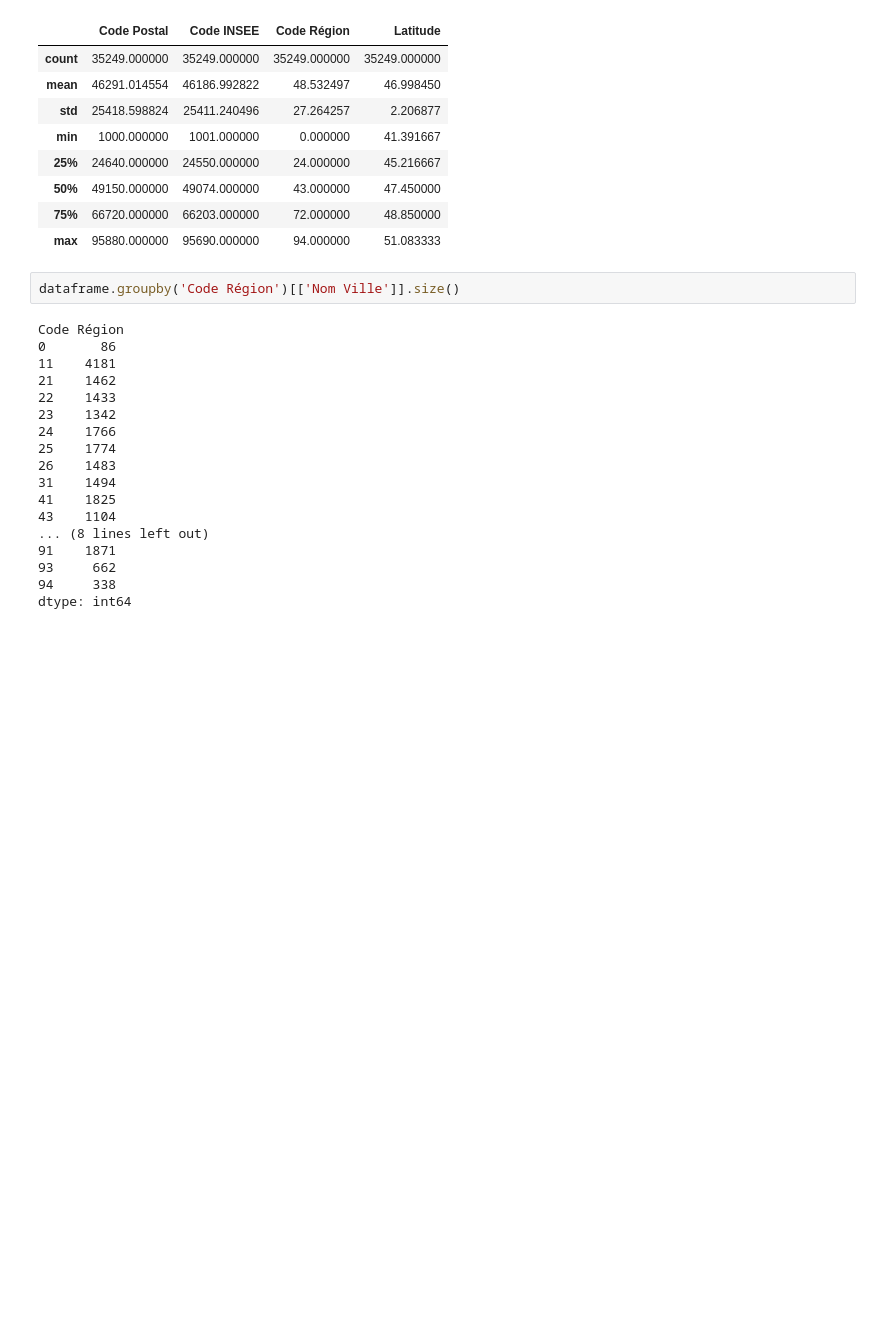
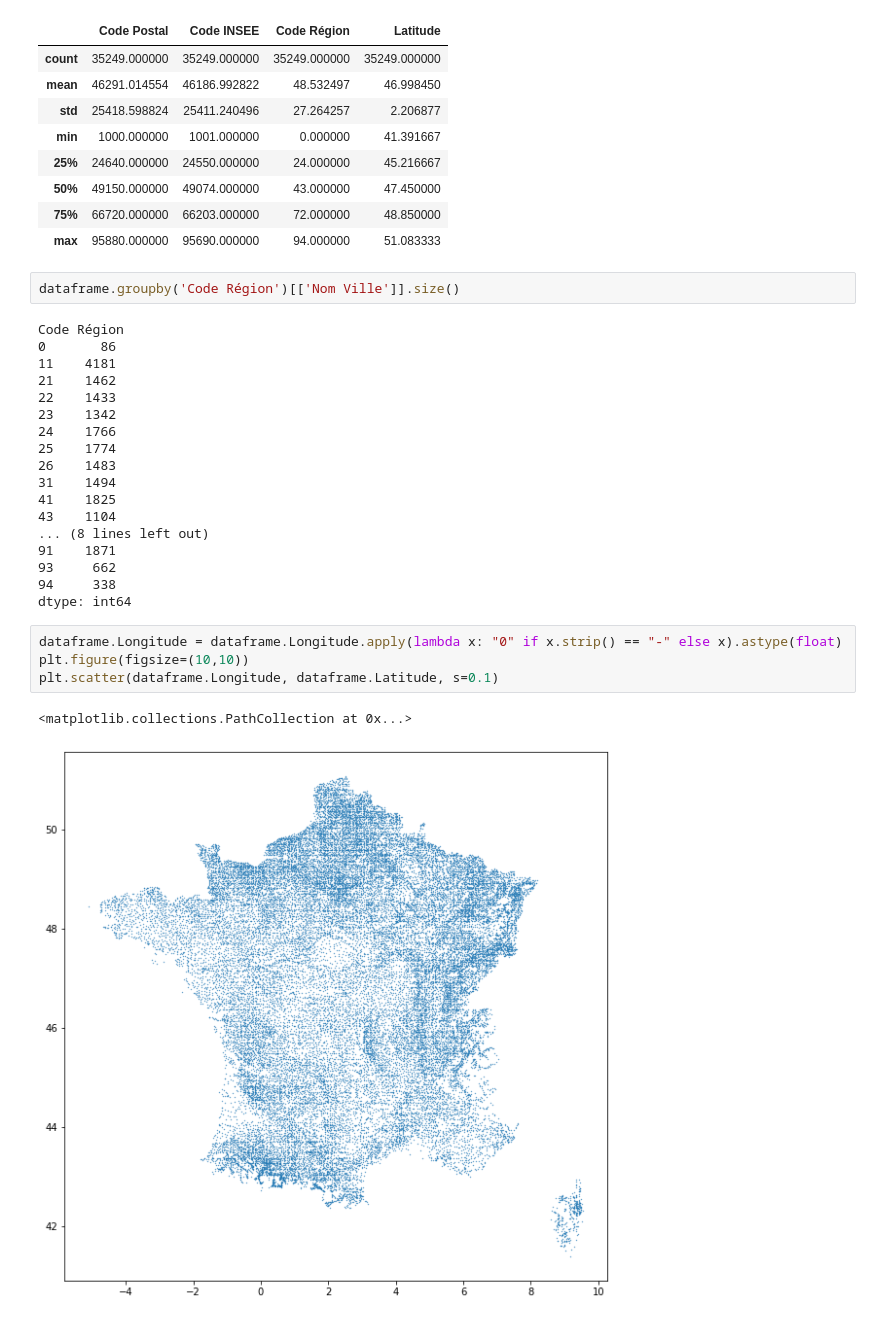
Before and after one commit to UlysseARNAUD-IPSSI/python-tds, a Jupyter notebook: TD-villes.ipynb, the cells around one changed output. Saved outputs shown, nothing was run; the diff lists cells and outputs as text; blank space fills up the shorter version.

```diff
--- a/TD-villes.ipynb
+++ b/TD-villes.ipynb
@@ -97,3 +101,10 @@ Code Région
 93     662
 94     338
 dtype: int64
+# %%
+dataframe.Longitude = dataframe.Longitude.apply(lambda x: "0" if x.strip() == "-" else x).astype(float)
+plt.figure(figsize=(10,10))
+plt.scatter(dataframe.Longitude, dataframe.Latitude, s=0.1)
+# %% [output]
+<matplotlib.collections.PathCollection at 0x...>
+[figure, added]
```
Also changed, not shown: parts of 2 cells of this notebook.
